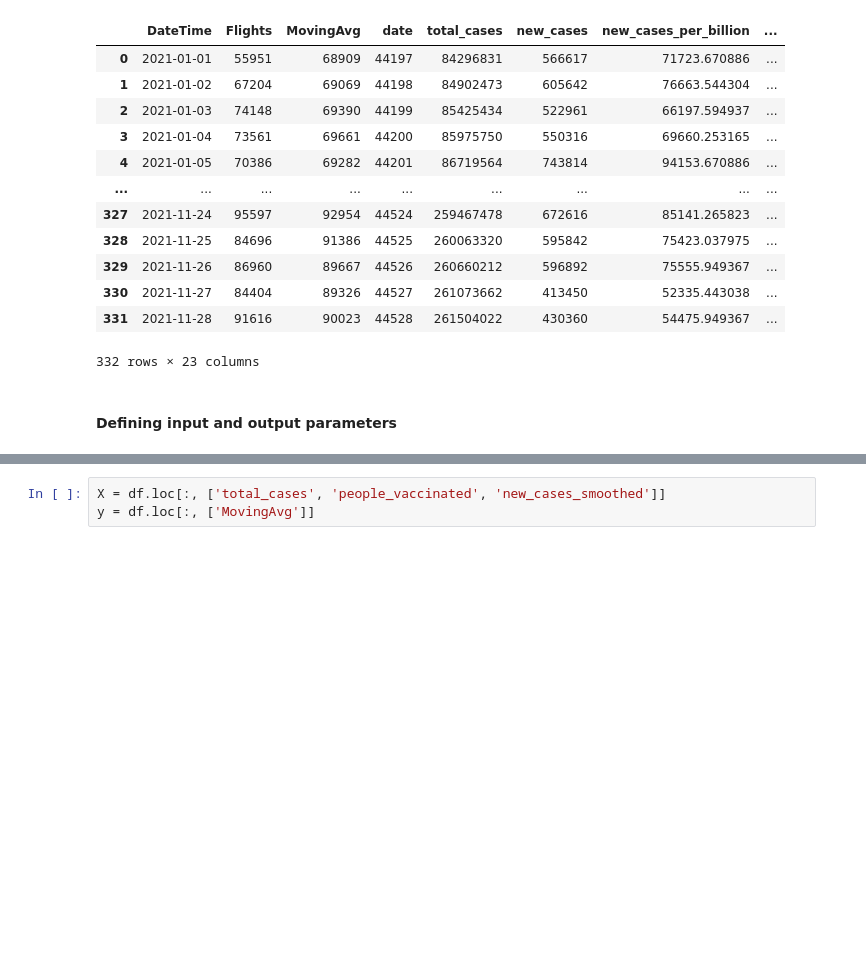
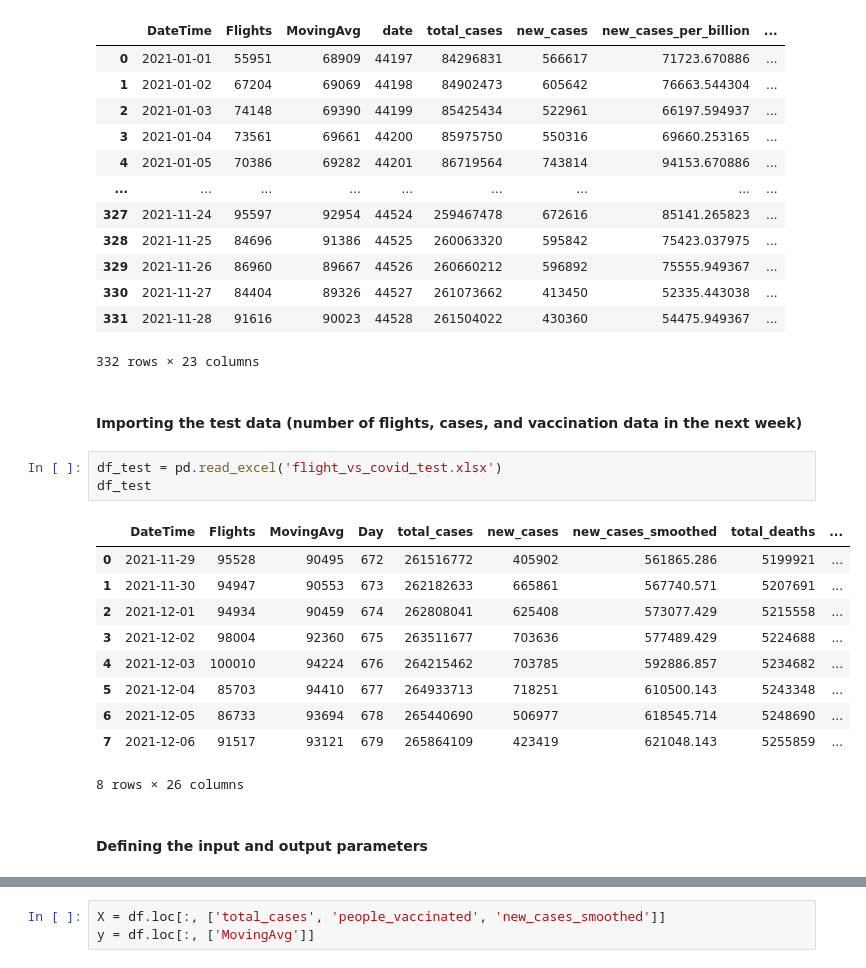
Before and after one commit to fahmihabeeb/Aviation-Project, a Jupyter notebook: flight_vs_covid_ANN.ipynb, the cells around one changed output, grey strips where cells are left out. Drawn from its saved outputs; the diff is of its cells as text; blank space fills up the shorter version.

```diff
--- a/flight_vs_covid_ANN.ipynb
+++ b/flight_vs_covid_ANN.ipynb
@@ -37,5 +38,21 @@ df
 | 330 | 2021-11-27 | 84404 | 89326 | 44527 | 261073662 | 413450 | 52335.443038 | ... |
 | 331 | 2021-11-28 | 91616 | 90023 | 44528 | 261504022 | 430360 | 54475.949367 | ... |
 332 rows × 23 columns
+# %% [markdown]
+#### Importing the test data (number of flights, cases, and vaccination data in the next week)
+# %%
+df_test = pd.read_excel('flight_vs_covid_test.xlsx')
+df_test
+# %% [output]
+|  | DateTime | Flights | MovingAvg | Day | total_cases | new_cases | new_cases_smoothed | total_deaths | ... |
+| 0 | 2021-11-29 | 95528 | 90495 | 672 | 261516772 | 405902 | 561865.286 | 5199921 | ... |
+| 1 | 2021-11-30 | 94947 | 90553 | 673 | 262182633 | 665861 | 567740.571 | 5207691 | ... |
+| 2 | 2021-12-01 | 94934 | 90459 | 674 | 262808041 | 625408 | 573077.429 | 5215558 | ... |
+| 3 | 2021-12-02 | 98004 | 92360 | 675 | 263511677 | 703636 | 577489.429 | 5224688 | ... |
+| 4 | 2021-12-03 | 100010 | 94224 | 676 | 264215462 | 703785 | 592886.857 | 5234682 | ... |
+| 5 | 2021-12-04 | 85703 | 94410 | 677 | 264933713 | 718251 | 610500.143 | 5243348 | ... |
+| 6 | 2021-12-05 | 86733 | 93694 | 678 | 265440690 | 506977 | 618545.714 | 5248690 | ... |
+| 7 | 2021-12-06 | 91517 | 93121 | 679 | 265864109 | 423419 | 621048.143 | 5255859 | ... |
+8 rows × 26 columns
 # %% [markdown]
-#### Defining input and output parameters
+#### Defining the input and output parameters
```
Also changed, not shown: parts of 18 cells of this notebook.
